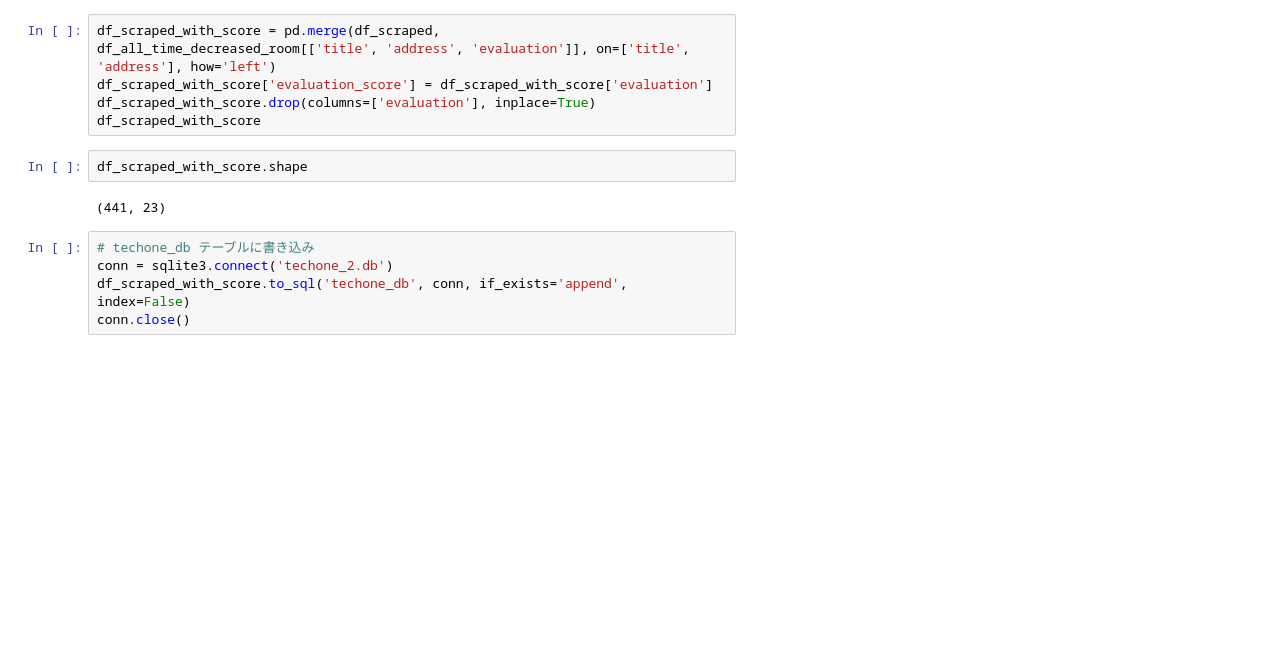
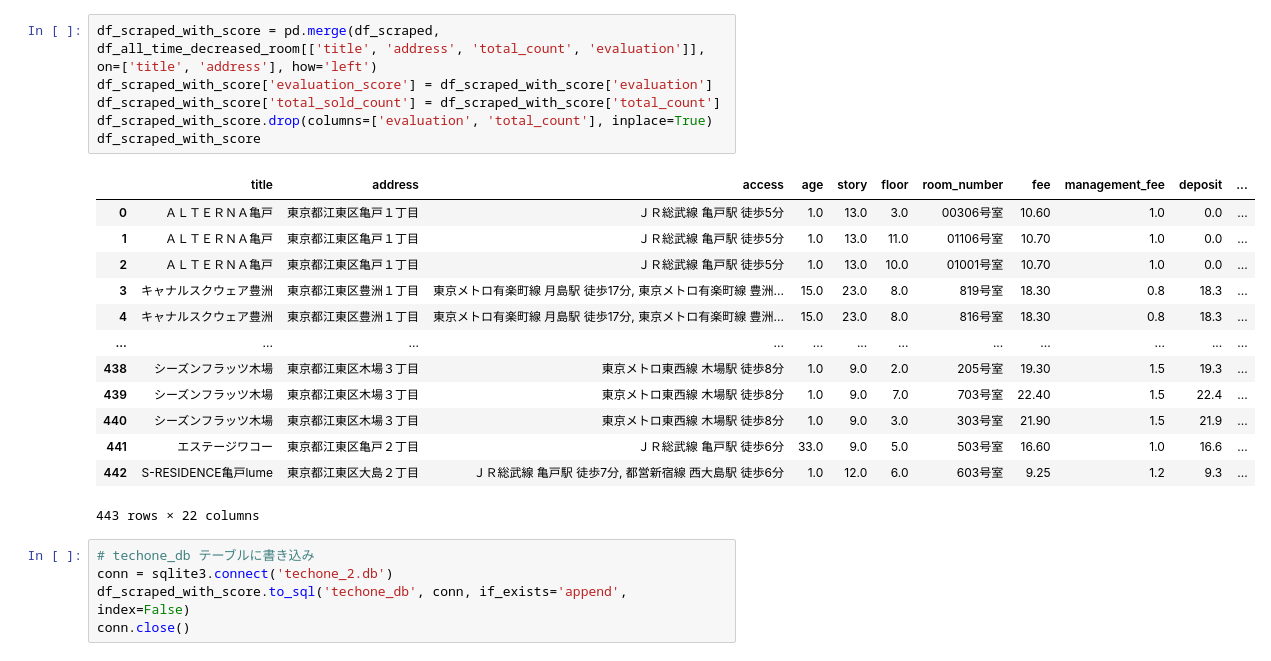
Before and after one commit to notch-0314/techone, a Jupyter notebook: scraping.ipynb, the cells around one changed output. Saved outputs shown, nothing was run; the diff lists cells and outputs as text; blank space fills up the shorter version.

Commit message:
total_sold_countを取得する

```diff
--- a/scraping.ipynb
+++ b/scraping.ipynb
@@ -229,12 +246,23 @@ df_all_time_decreased_room['evaluation'] = np.select(conditions, values, default
 # %%
-df_scraped_with_score = pd.merge(df_scraped, df_all_time_decreased_room[['title', 'address', 'evaluation']], on=['title', 'address'], how='left')
+df_scraped_with_score = pd.merge(df_scraped, df_all_time_decreased_room[['title', 'address', 'total_count', 'evaluation']], on=['title', 'address'], how='left')
 df_scraped_with_score['evaluation_score'] = df_scraped_with_score['evaluation']
-df_scraped_with_score.drop(columns=['evaluation'], inplace=True)
+df_scraped_with_score['total_sold_count'] = df_scraped_with_score['total_count']
+df_scraped_with_score.drop(columns=['evaluation', 'total_count'], inplace=True)
 df_scraped_with_score
+# %% [output]
+|  | title | address | access | age | story | floor | room_number | fee | management_fee | deposit | ... |
+| 0 | ＡＬＴＥＲＮＡ亀戸 | 東京都江東区亀戸１丁目 | ＪＲ総武線 亀戸駅 徒歩5分 | 1.0 | 13.0 | 3.0 | 00306号室 | 10.60 | 1.0 | 0.0 | ... |
+| 1 | ＡＬＴＥＲＮＡ亀戸 | 東京都江東区亀戸１丁目 | ＪＲ総武線 亀戸駅 徒歩5分 | 1.0 | 13.0 | 11.0 | 01106号室 | 10.70 | 1.0 | 0.0 | ... |
+| 2 | ＡＬＴＥＲＮＡ亀戸 | 東京都江東区亀戸１丁目 | ＪＲ総武線 亀戸駅 徒歩5分 | 1.0 | 13.0 | 10.0 | 01001号室 | 10.70 | 1.0 | 0.0 | ... |
+| 3 | キャナルスクウェア豊洲 | 東京都江東区豊洲１丁目 | 東京メトロ有楽町線 月島駅 徒歩17分, 東京メトロ有楽町線 豊洲... | 15.0 | 23.0 | 8.0 | 819号室 | 18.30 | 0.8 | 18.3 | ... |
+| 4 | キャナルスクウェア豊洲 | 東京都江東区豊洲１丁目 | 東京メトロ有楽町線 月島駅 徒歩17分, 東京メトロ有楽町線 豊洲... | 15.0 | 23.0 | 8.0 | 816号室 | 18.30 | 0.8 | 18.3 | ... |
+| ... | ... | ... | ... | ... | ... | ... | ... | ... | ... | ... | ... |
+| 438 | シーズンフラッツ木場 | 東京都江東区木場３丁目 | 東京メトロ東西線 木場駅 徒歩8分 | 1.0 | 9.0 | 2.0 | 205号室 | 19.30 | 1.5 | 19.3 | ... |
+| 439 | シーズンフラッツ木場 | 東京都江東区木場３丁目 | 東京メトロ東西線 木場駅 徒歩8分 | 1.0 | 9.0 | 7.0 | 703号室 | 22.40 | 1.5 | 22.4 | ... |
+| 440 | シーズンフラッツ木場 | 東京都江東区木場３丁目 | 東京メトロ東西線 木場駅 徒歩8分 | 1.0 | 9.0 | 3.0 | 303号室 | 21.90 | 1.5 | 21.9 | ... |
+| 441 | エステージワコー | 東京都江東区亀戸２丁目 | ＪＲ総武線 亀戸駅 徒歩6分 | 33.0 | 9.0 | 5.0 | 503号室 | 16.60 | 1.0 | 16.6 | ... |
+| 442 | S-RESIDENCE亀戸lume | 東京都江東区大島２丁目 | ＪＲ総武線 亀戸駅 徒歩7分, 都営新宿線 西大島駅 徒歩6分 | 1.0 | 12.0 | 6.0 | 603号室 | 9.25 | 1.2 | 9.3 | ... |
+443 rows × 22 columns
-# %%
-df_scraped_with_score.shape
-# %% [output]
-(441, 23)
 # %%
 # techone_db テーブルに書き込み
 conn = sqlite3.connect('techone_2.db')
```
Also changed, not shown: parts of 11 cells of this notebook.
